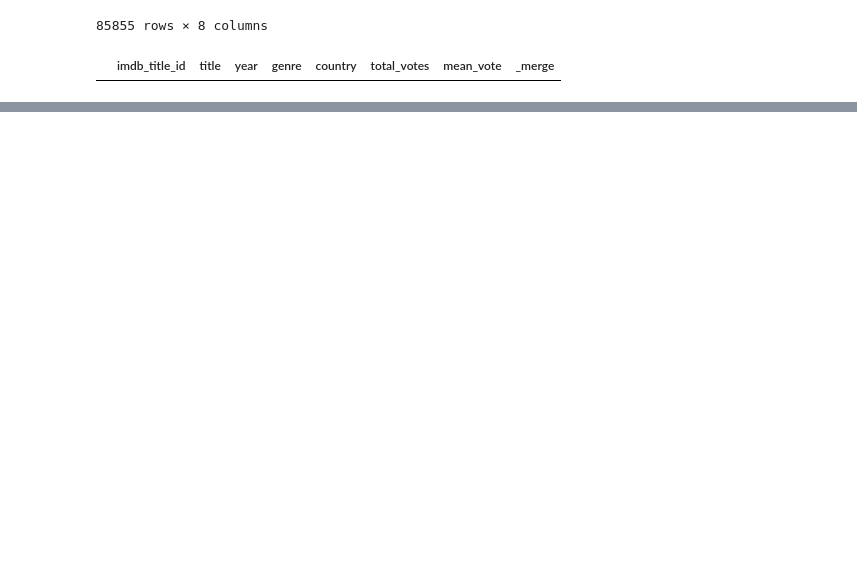
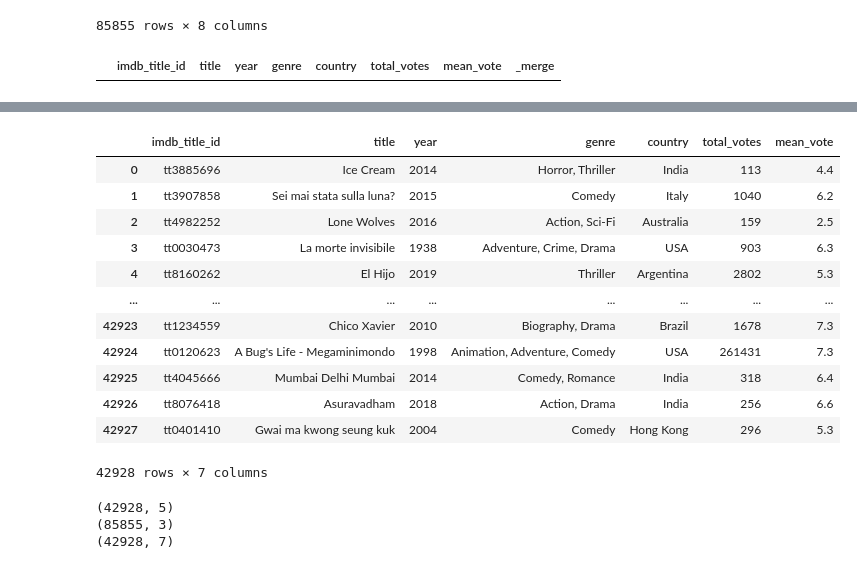
Before and after one commit to 0xazaka/data_science_learning, a Jupyter notebook: 08_merging_and_concatenating_dfs/joins.ipynb, the cells around one changed output, grey strips where cells are left out. Drawn from its saved outputs; the diff is of its cells as text; code cells hidden in the pictures; blank space fills up the shorter version.

```diff
--- a/08_merging_and_concatenating_dfs/joins.ipynb
+++ b/08_merging_and_concatenating_dfs/joins.ipynb
@@ -205,0 +218,5 @@ df_movies.merge(df_ratings, on='imdb_title_id', how='outer', indicator=True).que
+# %%
+# extract a 50% sample of the df_movies dataframe
+
+df_movies_sample = df_movies.sample(frac=0.5)
+df_movies_sample
@@ -205,0 +237,29 @@ df_movies.merge(df_ratings, on='imdb_title_id', how='outer', indicator=True).que
+# %%
+# merge df_movies_sample and df_ratings (left join)
+
+df_left = df_movies_sample.merge(df_ratings, on='imdb_title_id', how='left')
+df_left
+# %% [output]
+|  | imdb_title_id | title | year | genre | country | total_votes | mean_vote |
+| 0 | tt3885696 | Ice Cream | 2014 | Horror, Thriller | India | 113 | 4.4 |
+| 1 | tt3907858 | Sei mai stata sulla luna? | 2015 | Comedy | Italy | 1040 | 6.2 |
+| 2 | tt4982252 | Lone Wolves | 2016 | Action, Sci-Fi | Australia | 159 | 2.5 |
+| 3 | tt0030473 | La morte invisibile | 1938 | Adventure, Crime, Drama | USA | 903 | 6.3 |
+| 4 | tt8160262 | El Hijo | 2019 | Thriller | Argentina | 2802 | 5.3 |
+| ... | ... | ... | ... | ... | ... | ... | ... |
+| 42923 | tt1234559 | Chico Xavier | 2010 | Biography, Drama | Brazil | 1678 | 7.3 |
+| 42924 | tt0120623 | A Bug's Life - Megaminimondo | 1998 | Animation, Adventure, Comedy | USA | 261431 | 7.3 |
+| 42925 | tt4045666 | Mumbai Delhi Mumbai | 2014 | Comedy, Romance | India | 318 | 6.4 |
+| 42926 | tt8076418 | Asuravadham | 2018 | Action, Drama | India | 256 | 6.6 |
+| 42927 | tt0401410 | Gwai ma kwong seung kuk | 2004 | Comedy | Hong Kong | 296 | 5.3 |
+42928 rows × 7 columns
+# %%
+# shape
+
+print(df_movies_sample.shape)
+print(df_ratings.shape)
+print(df_left.shape)
+# %% [output]
+(42928, 5)
+(85855, 3)
+(42928, 7)
```
Also changed, not shown: parts of 11 cells of this notebook.
